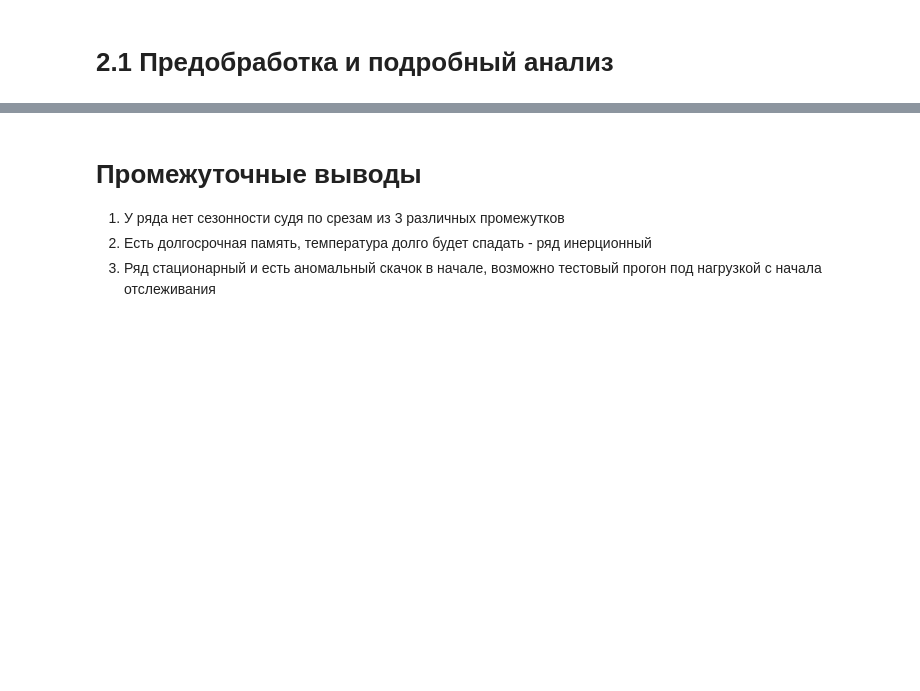
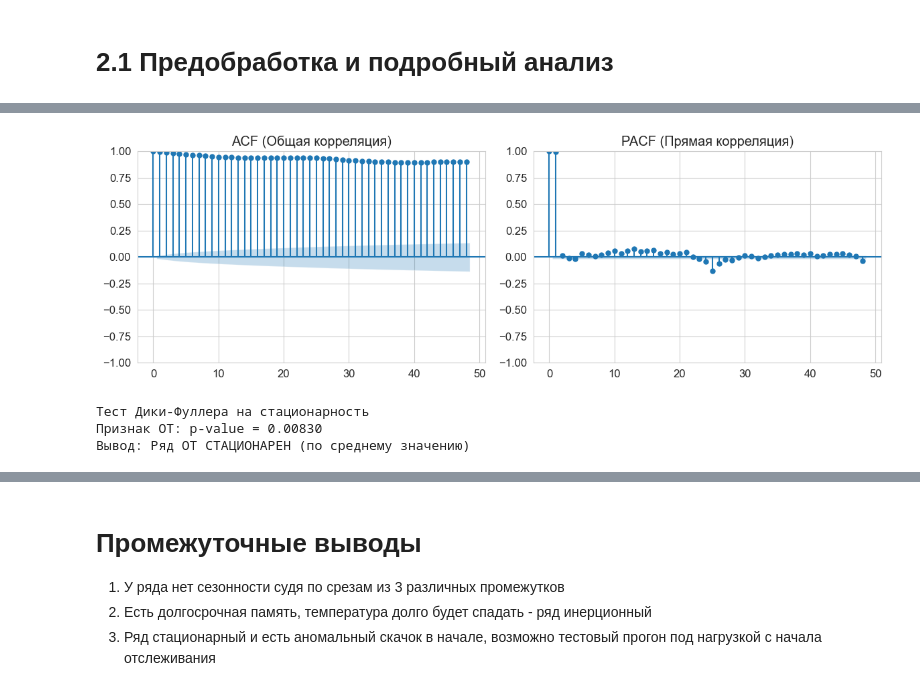
Before and after one commit to NiKEiTz/time_series, a Jupyter notebook: ikm.ipynb, the cells around one changed output, grey strips where cells are left out. Cells and saved outputs as stored; diff of their text form; code cells hidden in the pictures; blank space fills up the shorter version.

```diff
--- a/ikm.ipynb
+++ b/ikm.ipynb
@@ -183,0 +157,28 @@ plt.show()
+# %%
+# 2. ACF и PACF
+fig, axes = plt.subplots(1, 2, figsize=(12, 4))
+
+# 1. ACF (Автокорреляция)
+plot_acf(df['OT'].dropna(), ax=axes[0], lags=48, title='ACF (Общая корреляция)')
+
+# 2. PACF (Частичная автокорреляция)
+plot_pacf(df['OT'].dropna(), ax=axes[1], lags=48, title='PACF (Прямая корреляция)')
+
+plt.tight_layout()
+plt.show()
+# %% [output]
+[figure, added]
+# %%
+# 3. ТЕСТ ДИКИ-ФУЛЛЕРА
+print("\nТест Дики-Фуллера на стационарность")
+result_adf = adfuller(df['OT'].dropna())
+p_value = result_adf[1]
+print(f"Признак OT: p-value = {p_value:.5f}")
+if p_value < 0.05:
+    print("Вывод: Ряд OT СТАЦИОНАРЕН (по среднему значению)")
+else:
+    print("Вывод: Ряд OT НЕСТАЦИОНАРЕН")
+# %% [output]
+Тест Дики-Фуллера на стационарность
+Признак OT: p-value = 0.00830
+Вывод: Ряд OT СТАЦИОНАРЕН (по среднему значению)
```
Also changed, not shown: parts of 9 cells of this notebook.
